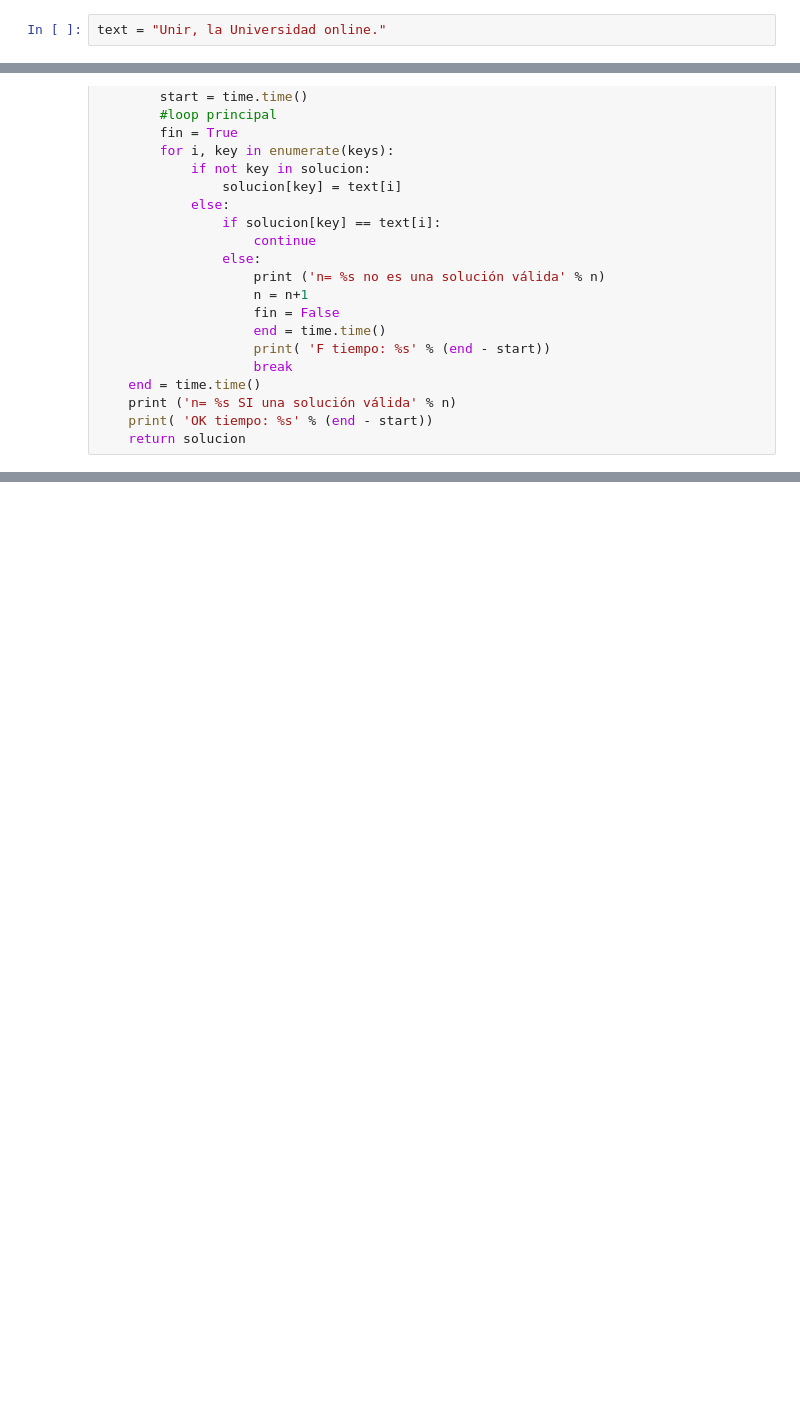
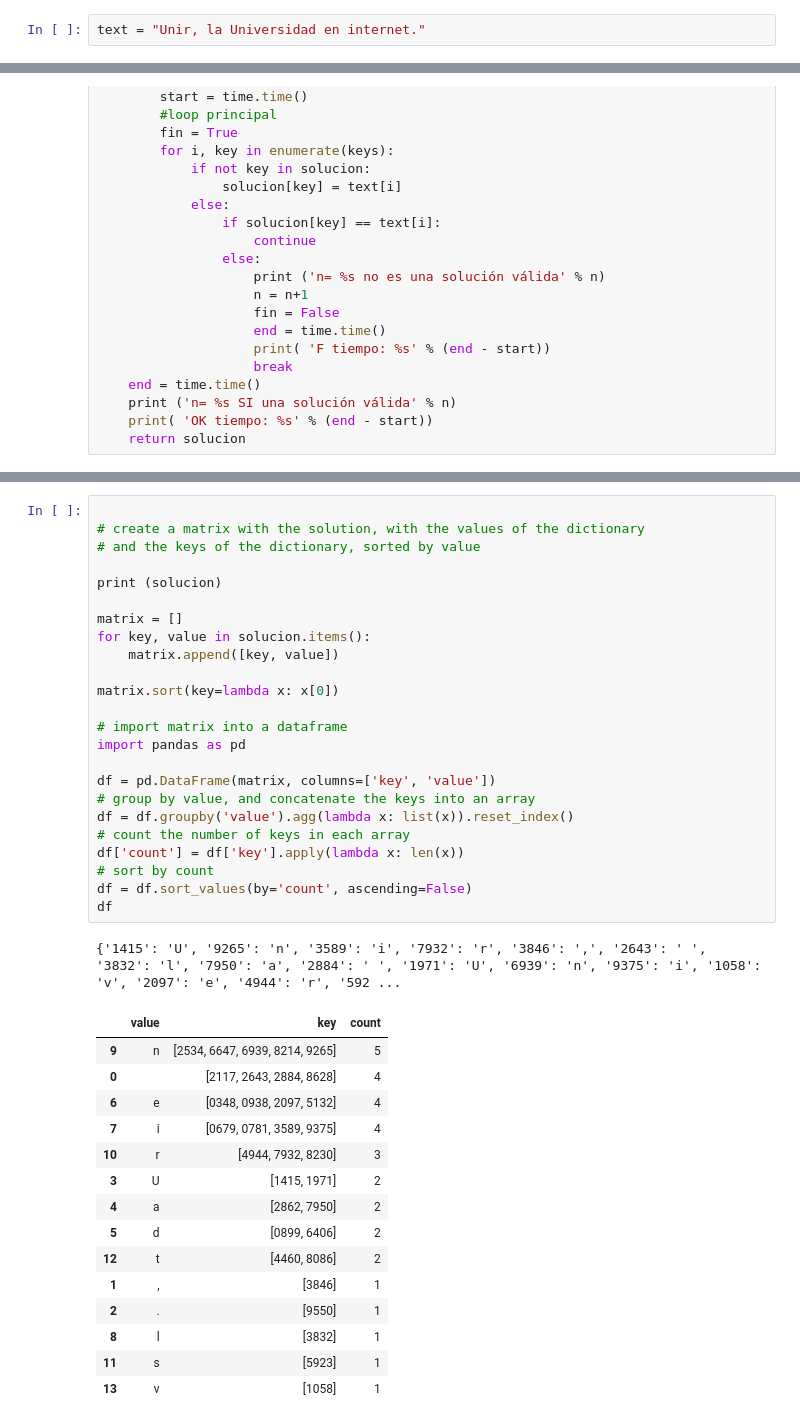
Before and after one commit to jomdh/TFG-PyQuijote, a Jupyter notebook: Ejemplo ilustrativo algoritmo.ipynb, the cells around one changed output, grey strips where cells are left out. Cells and saved outputs as stored; diff of their text form; blank space fills up the shorter version.

```diff
--- a/Ejemplo ilustrativo algoritmo.ipynb
+++ b/Ejemplo ilustrativo algoritmo.ipynb
@@ -20,6 +17,6 @@ quijote_file.exists()
 # %% [output]
 True
 # %%
-text = "Unir, la Universidad online."
+text = "Unir, la Universidad en internet."
 # %%
 l= (len(text))
@@ -139,3 +143,44 @@ para n= 4
 n= 4 SI una solución válida
 OK tiempo: 0.0
 no es una solución óptima
+# %%
+
+# create a matrix with the solution, with the values of the dictionary
+# and the keys of the dictionary, sorted by value
+
+print (solucion)
+
+matrix = []
+for key, value in solucion.items():
+    matrix.append([key, value])
+
+matrix.sort(key=lambda x: x[0])
+
+# import matrix into a dataframe
+import pandas as pd
+
+df = pd.DataFrame(matrix, columns=['key', 'value'])
+# group by value, and concatenate the keys into an array
+df = df.groupby('value').agg(lambda x: list(x)).reset_index()
+# count the number of keys in each array
+df['count'] = df['key'].apply(lambda x: len(x))
+# sort by count
+df = df.sort_values(by='count', ascending=False)
+df
+# %% [output]
+{'1415': 'U', '9265': 'n', '3589': 'i', '7932': 'r', '3846': ',', '2643': ' ', '3832': 'l', '7950': 'a', '2884': ' ', '1971': 'U', '6939': 'n', '9375': 'i', '1058': 'v', '2097': 'e', '4944': 'r', '592 ...
+|  | value | key | count |
+| 9 | n | [2534, 6647, 6939, 8214, 9265] | 5 |
+| 0 |  | [2117, 2643, 2884, 8628] | 4 |
+| 6 | e | [0348, 0938, 2097, 5132] | 4 |
+| 7 | i | [0679, 0781, 3589, 9375] | 4 |
+| 10 | r | [4944, 7932, 8230] | 3 |
+| 3 | U | [1415, 1971] | 2 |
+| 4 | a | [2862, 7950] | 2 |
+| 5 | d | [0899, 6406] | 2 |
+| 12 | t | [4460, 8086] | 2 |
+| 1 | , | [3846] | 1 |
+| 2 | . | [9550] | 1 |
+| 8 | l | [3832] | 1 |
+| 11 | s | [5923] | 1 |
+| 13 | v | [1058] | 1 |
```
Also changed, not shown: parts of 4 cells of this notebook, 4 other files.
